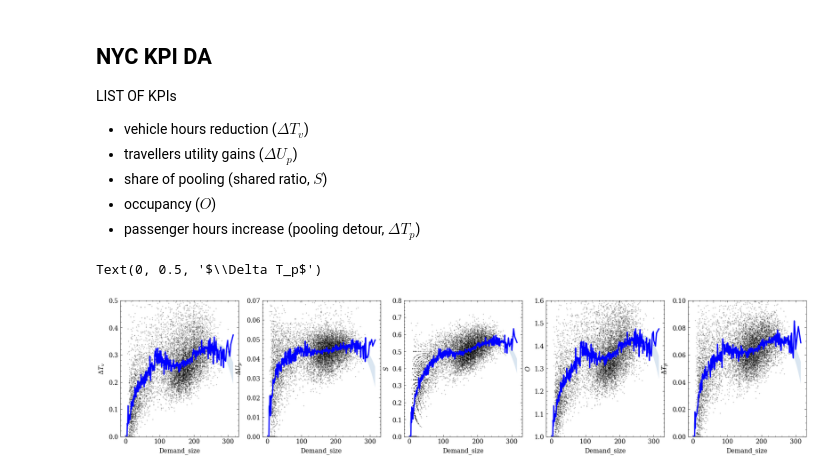
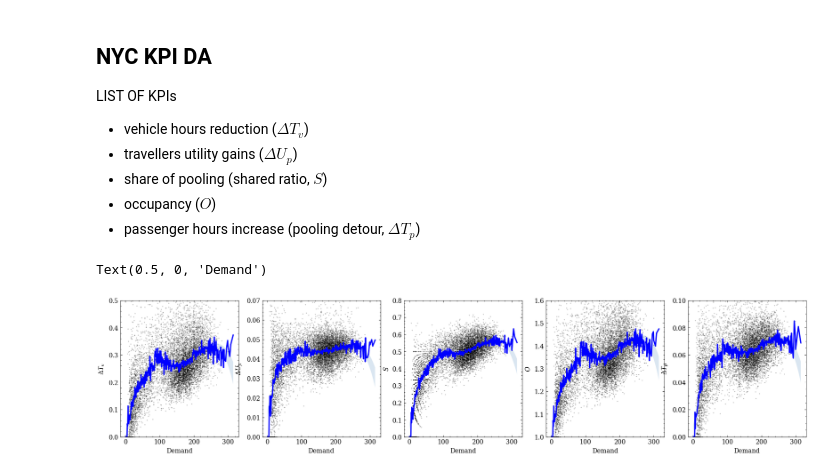
Before and after one commit to OlhaShulikaUJ/ExMAS-plotting, a Jupyter notebook: NYC KPI DA.ipynb, the cells around one changed output. Cells and saved outputs as stored; diff of their text form; code cells hidden in the pictures.

```diff
--- a/NYC KPI DA.ipynb
+++ b/NYC KPI DA.ipynb
@@ -44,6 +44,7 @@ to_plot = df[(df.Start_time.dt.dayofweek.isin([0,1,2,3,4,5,6]))].groupby(df.Dema
 to_plot.plot(ax = ax, lw = 2, color = 'blue')
 ax.set_ylim((0,0.5))
 ax.set_ylabel("$\Delta T_v$")
+ax.set_xlabel("Demand")
 
 ax=axes[1]
 to_plot = df[(df.Start_time.dt.dayofweek.isin([0,1,2,3,4,5,6]))]
@@ -54,37 +55,40 @@ to_plot = df[(df.Start_time.dt.dayofweek.isin([0,1,2,3,4,5,6]))].groupby(df.Dema
 to_plot.plot(ax = ax, lw = 2, color = 'blue')
 ax.set_ylim((0,0.07))
 ax.set_ylabel("$\Delta U_p$")
+ax.set_xlabel("Demand")
 
 ax=axes[2]
 to_plot = df[(df.Start_time.dt.dayofweek.isin([0,1,2,3,4,5,6]))]
 sns.regplot(data = to_plot, x = 'Demand_size', y = 'shared_ratio',
             scatter_kws = {'s':0.3, 'alpha':0.3, 'color':'black'}, order = 4, ax = ax,
             line_kws = {'lw':0})
 to_plot = df[(df.Start_time.dt.dayofweek.isin([0,1,2,3,4,5,6]))].groupby(df.Demand_size).shared_ratio.mean()
 to_plot.plot(ax = ax, lw = 2, color = 'blue')
 ax.set_ylim((0,0.8))
 ax.set_ylabel("$S$")
+ax.set_xlabel("Demand")
 
 ax=axes[3]
 to_plot = df[(df.Start_time.dt.dayofweek.isin([0,1,2,3,4,5,6]))]#.groupby(df.Demand_size).Occupancy.mean()
 sns.regplot(data = to_plot, x = 'Demand_size', y = 'Occupancy',
             scatter_kws = {'s':0.3, 'alpha':0.3, 'color':'black'}, order = 4, ax = ax,
             line_kws = {'lw':0})
 to_plot = df[(df.Start_time.dt.dayofweek.isin([0,1,2,3,4,5,6]))].groupby(df.Demand_size).Occupancy.mean()
 to_plot.plot(ax = ax, lw = 2, color = 'blue')
 ax.set_ylim((1,1.6))
 ax.set_ylabel("$O$")
+ax.set_xlabel("Demand")
 
 ax=axes[4]
 to_plot = df[(df.Start_time.dt.dayofweek.isin([0,1,2,3,4,5,6]))]
 sns.regplot(data = to_plot, x = 'Demand_size', y = 'del_PassHourTrav',
             scatter_kws = {'s':0.3, 'alpha':0.3, 'color':'black'}, order = 4, ax = ax,
             line_kws = {'lw':0})
 to_plot = df[(df.Start_time.dt.dayofweek.isin([0,1,2,3,4,5,6]))].groupby(df.Demand_size).del_PassHourTrav.mean()
 to_plot.plot(ax = ax, lw = 2, color = 'blue')
 ax.set_ylim((0,0.1))
 ax.set_ylabel("$\Delta T_p$")
-ax.set_ylabel("$\Delta T_p$")
+ax.set_xlabel("Demand")
 # %% [output]
-Text(0, 0.5, '$\\Delta T_p$')
+Text(0.5, 0, 'Demand')
-[figure, old version]
+[figure, new version]
```
